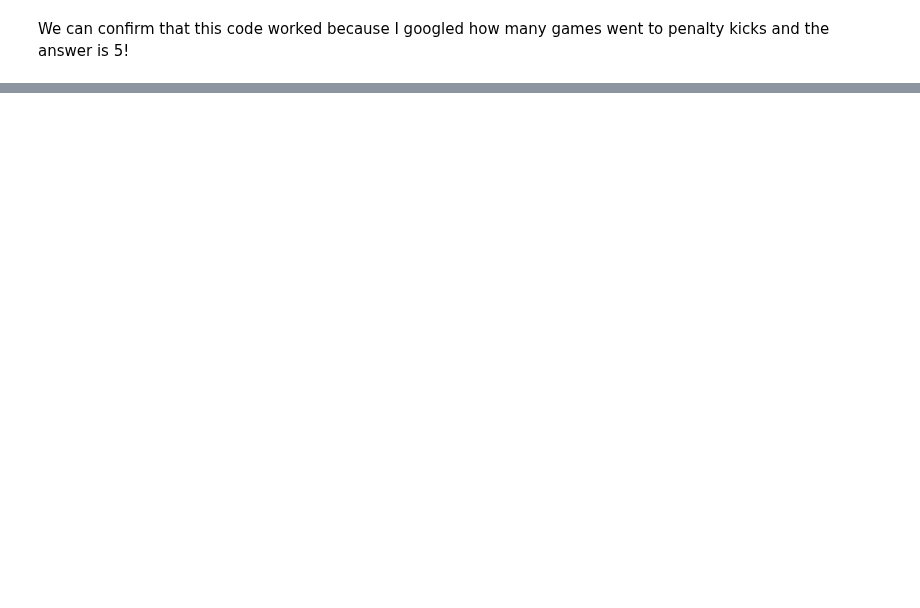
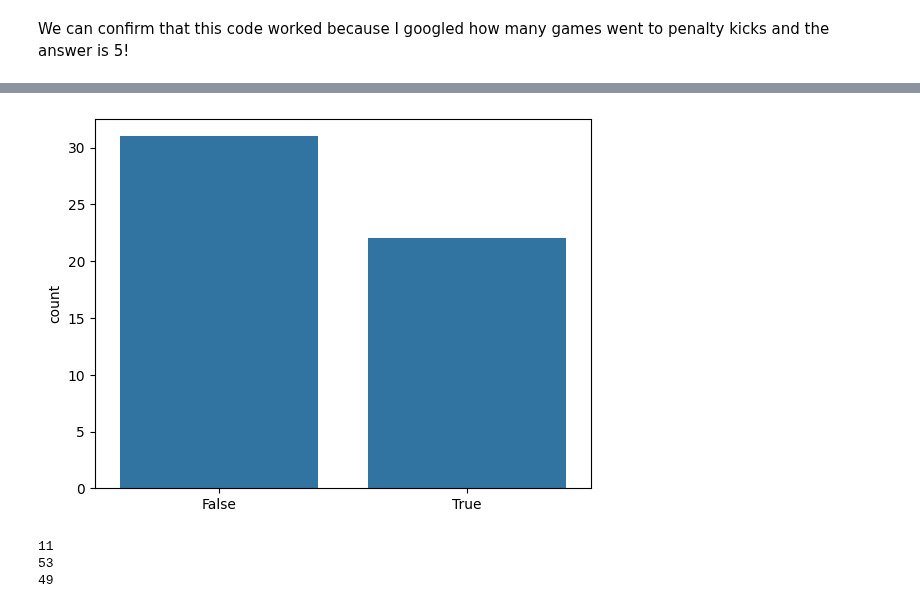
Before and after one commit to vrhughes/DS3001Group, a Jupyter notebook: VH_Data_kaggle1.ipynb, the cells around one changed output, grey strips where cells are left out. Saved outputs shown, nothing was run; the diff lists cells and outputs as text; code cells hidden in the pictures; blank space fills up the shorter version.

```diff
--- a/VH_Data_kaggle1.ipynb
+++ b/VH_Data_kaggle1.ipynb
@@ -101,0 +127,17 @@ We can confirm that this code worked because I googled how many games went to pe
+# %%
+# deleting group stage ties
+no_ties = more_possession_wins.copy()
+count = 0
+for i in indexes_ties:
+  if i < len(no_ties):
+    del no_ties[i - count]
+    count += 1
+sns.countplot(x=no_ties)
+plt.show()
+print(count)
+print(len(no_ties))
+# %% [output]
+[figure, added]
+11
+53
+49
```
Also changed, not shown: parts of 3 cells of this notebook.
